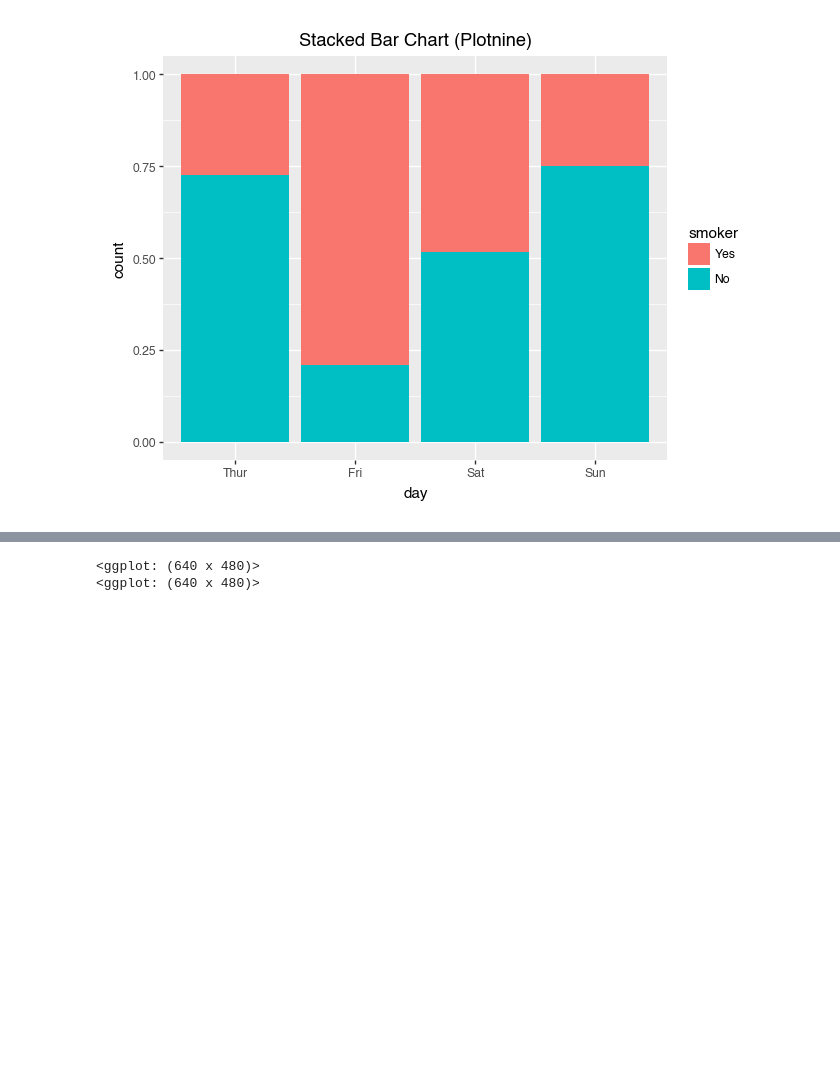
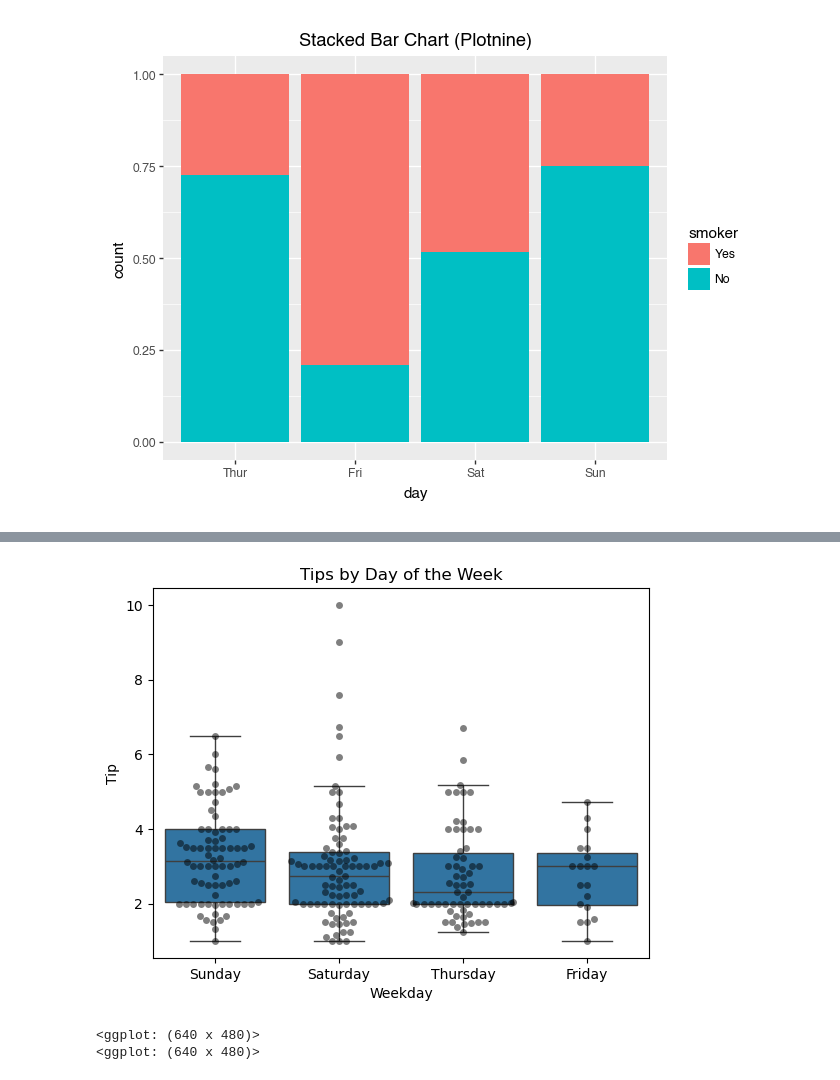
Before and after one commit to EricFriedlander/math4025sp26, a Jupyter notebook: hw/01-hw-eda.ipynb, the cells around one changed output, grey strips where cells are left out. Saved outputs shown, nothing was run; the diff lists cells and outputs as text; code cells hidden in the pictures; blank space fills up the shorter version.

Commit message:
Fix swarmplot

```diff
--- a/hw/01-hw-eda.ipynb
+++ b/hw/01-hw-eda.ipynb
@@ -227,3 +226,12 @@ plt.show()
+# %%
+plt.figure()
+sns.boxplot(data=tips, x='Weekday', y='Tip', fliersize=0) # Hide outliers
+# sns.stripplot(data=tips, x='Weekday', y='Tip', jitter=True, color='black', alpha=0.5)
+sns.swarmplot(data=tips, x='Weekday', y='Tip', color='black', alpha=0.5)
+plt.title("Tips by Day of the Week")
+plt.show()
+# %% [output]
+[figure, added]
 # %%
 # --- Plot 1: Boxplot ---
 print(
```
Also changed, not shown: parts of 2 cells of this notebook, 3 other files.
